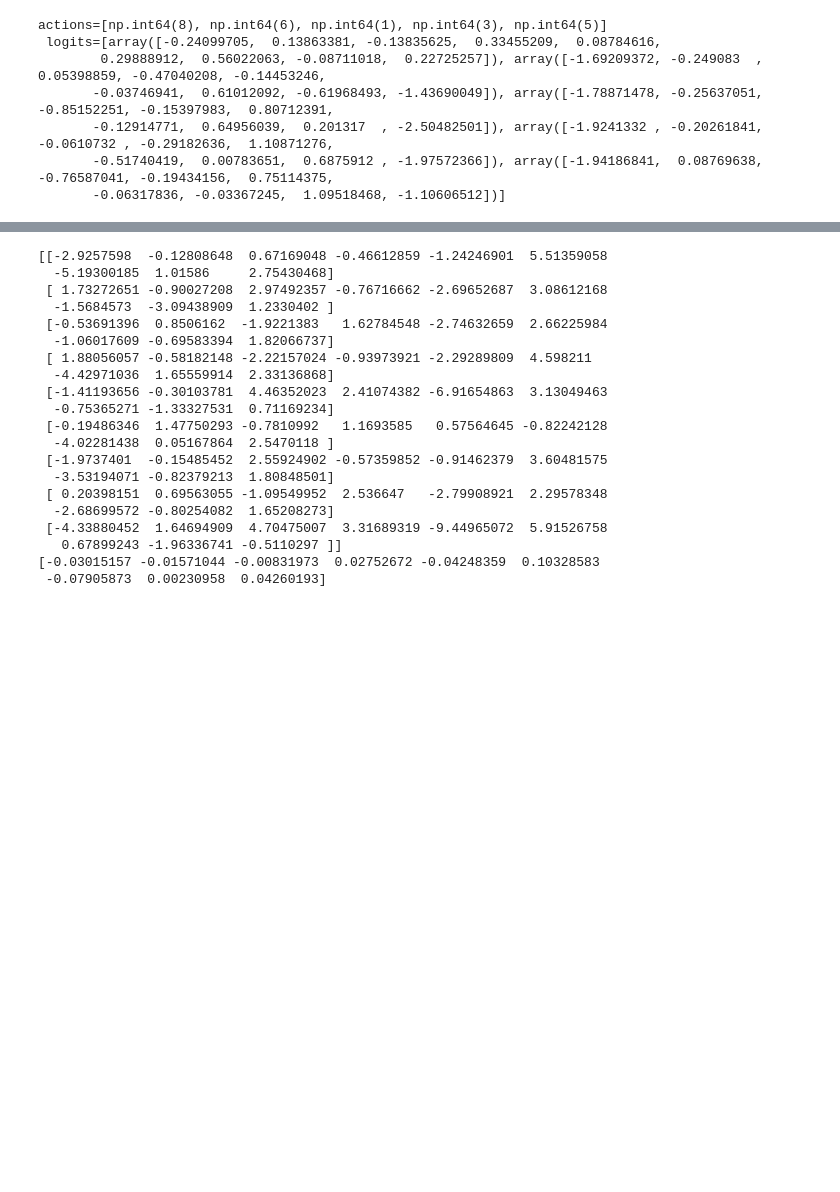
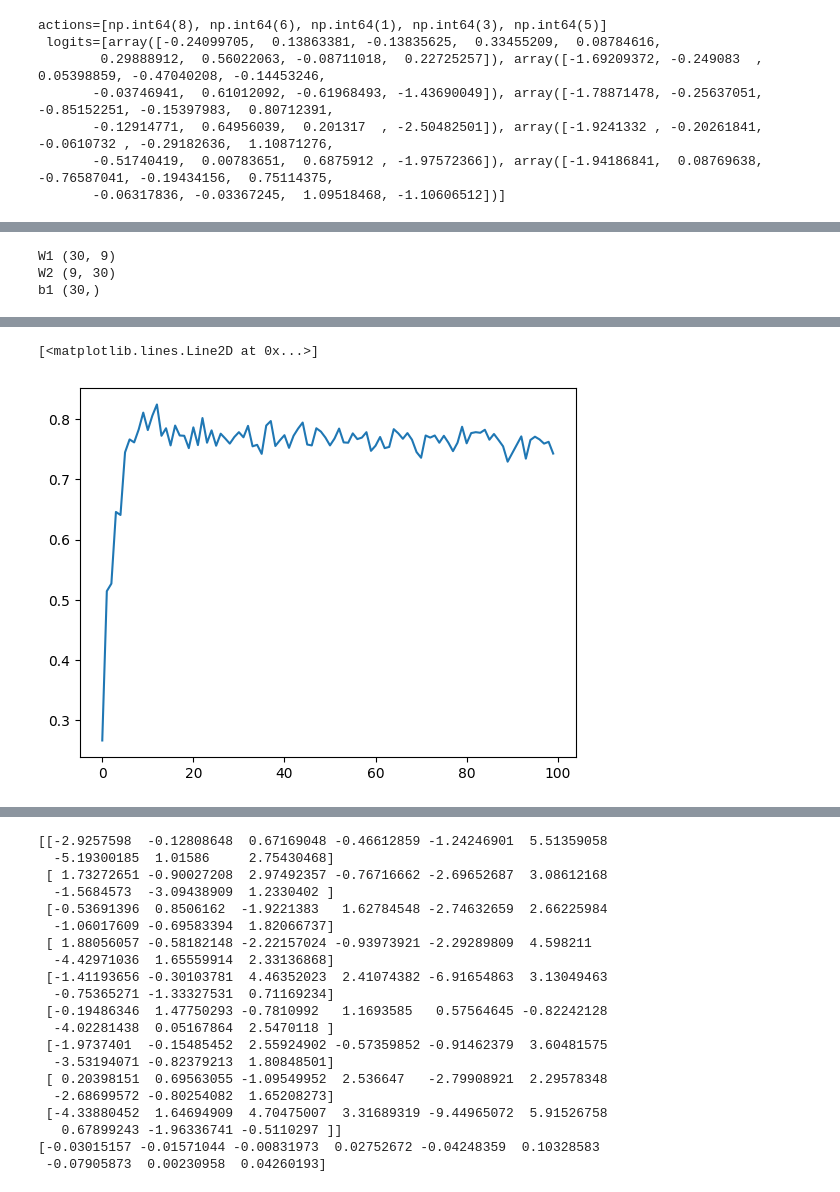
Before and after one commit to KarstenWeiher/ReinforcementLearning, a Jupyter notebook: PolicyGradient.ipynb, the cells around one changed output, grey strips where cells are left out. Cells and saved outputs as stored; diff of their text form; code cells hidden in the pictures; blank space fills up the shorter version.

Commit message:
successful implementation of 2 layer NN and training of the NN

```diff
--- a/PolicyGradient.ipynb
+++ b/PolicyGradient.ipynb
@@ -46,19 +48,27 @@ class NonlinearModel:
     def __init__(self, hl_size = 9):
         self.W1 = np.random.randn(hl_size, input_size) / np.sqrt(input_size)
         self.W2 = np.random.randn(output_size, hl_size) / np.sqrt(hl_size)
+        self.b1 = np.random.randn(hl_size) / np.sqrt(hl_size)
+
+    def preprocessing(self,x):
+        x[x == 2] = -1
+        return x
 
     def forward_pass(self, x):
-        x1 =  np.dot(self.W1, x)
+        x1 =  np.dot(self.W1, x) + self.b1
         x1[x1 < 0] = 0 # relu
         x2 = np.dot(self.W2, x1)
         return x2, x1
 
     def backward_pass(self, X, H, Y_diff):
-        dW2 = np.dot(H.T, Y_diff).ravel()
-        dh = np.outer(Y_diff, self.W2)
+        #dW2 = np.dot(H.T, Y_diff)
+        dW2 = np.dot(Y_diff.T, H)
+        dh = np.dot(Y_diff, self.W2)
+        #dh = np.dot(self.W2.T, Y_diff)
         dh[H <= 0] = 0 # backpro prelu
+        db = np.mean(dh, axis = 0)
         dW1 = np.dot(dh.T, X)
-        return {'W1':dW1, 'W2':dW2}
+        return {'W1':dW1, 'W2':dW2, 'b1': db}
 
     def get_propabilities(self, x):
         return np.exp(x)/np.sum(np.exp(x))
@@ -164,6 +213,13 @@ actions=[np.int64(8), np.int64(6), np.int64(1), np.int64(3), np.int64(5)]
+# %%
+for k,v in rmsprop_cache.items():
+    print(k,v.shape)
+# %% [output]
+W1 (30, 9)
+W2 (9, 30)
+b1 (30,)
 # %%
-episodes = 10 # Do 10 training episodes
-n = 1000 # play 1000 games
+episodes = 100 # Do 10 training episodes
+n = 2000 # play 1000 games
 
 def get_ydiff(logits, actions):
     y_diff = []
@@ -173,24 +229,32 @@ def get_ydiff(logits, actions):
         y_diff.append(act_arr - get_propabilities(lg))
     return y_diff
 
+
+model = NonlinearModel(hl_size=100)
+rmsprop_cache = { k : np.zeros_like(v) for k,v in model.__dict__.items() } # rmsprop memory
+Rout = []
+
 for e in range(episodes):
-    X, y_diff, R = [], [], [] # X : Training Data of board states, y_diff Difference between action taken and output probabilities
+    X, y_diff, R, H = [], [], [], [] # X : Training Data of board states, y_diff Difference between action taken and output probabilities
     R_sum = 0
-    # R: Rewards for the (X,y) samples
+    # R: Rewards for the (X,y) samples, H: Hidden Layer activations
     for i in range(n):
-        boards, actions, logits, reward = play_game()
-        rewards = get_discounted_rewards(actions, reward)
-        diff = get_ydiff(logits, actions)
+        #boards, actions, logits, reward = play_game()
+        game = play_game(model)
+        rewards = get_discounted_rewards(game['actions'], game['reward'])
+        diff = get_ydiff(game['logits'], game['actions'])
 
-        X.append(boards)
+        X.append(game['boards'])
         y_diff.append(diff)
         R.append(rewards)
-        R_sum += reward
+        H.append(game['hidden_layer'])
+        R_sum += game['reward']
 
     # reduce dimensionality to avoid problems with different game length
     Xeps = np.array([b for g in X for b in g])
     yeps = np.array([y for g in y_diff for y in g])
     Reps = np.array([r for g in R for r in g])
+    heps = np.array([h for g in H for h in g])
 
     # normalize the rewards
     Reps -= np.mean(Reps)
@@ -198,13 +262,23 @@ for e in range(episodes):
 
     yeps *= Reps[:, np.newaxis] # mutiply gradient and reward
 
-    dW, db = backward_pass(Xeps, yeps)
-    W1 += learning_rate*dW
-    b1 += learning_rate*db
+    #print(Xeps.shape, heps.shape, yeps.shape)
+
+    if isinstance(model, LinearModel):
+        grad = model.backward_pass(Xeps, yeps)
+    if isinstance(model, NonlinearModel):
+        grad = model.backward_pass(Xeps, heps, yeps)
+
+    for k,v in model.__dict__.items():
+        #print(k)
+        g = grad[k] # gradient
+        rmsprop_cache[k] = decay_rate * rmsprop_cache[k] + (1 - decay_rate) * g**2
+        model.__dict__[k] += learning_rate * g / (np.sqrt(rmsprop_cache[k]) + 1e-5)
 
     print(R_sum/n)
+    Rout.append(R_sum/n)
 
-print(Xeps.shape)
-print(yeps.shape)
-print(Reps.shape)
+import matplotlib.pyplot as plt
+
+plt.plot(Rout)
 # %% [output]
@@ -224,2 +302,4 @@ print(Reps.shape)
+[<matplotlib.lines.Line2D at 0x...>]
+[figure, added]
 # %%
 board = [0] * 9
```
Also changed, not shown: parts of 9 cells of this notebook, 2 other files.
